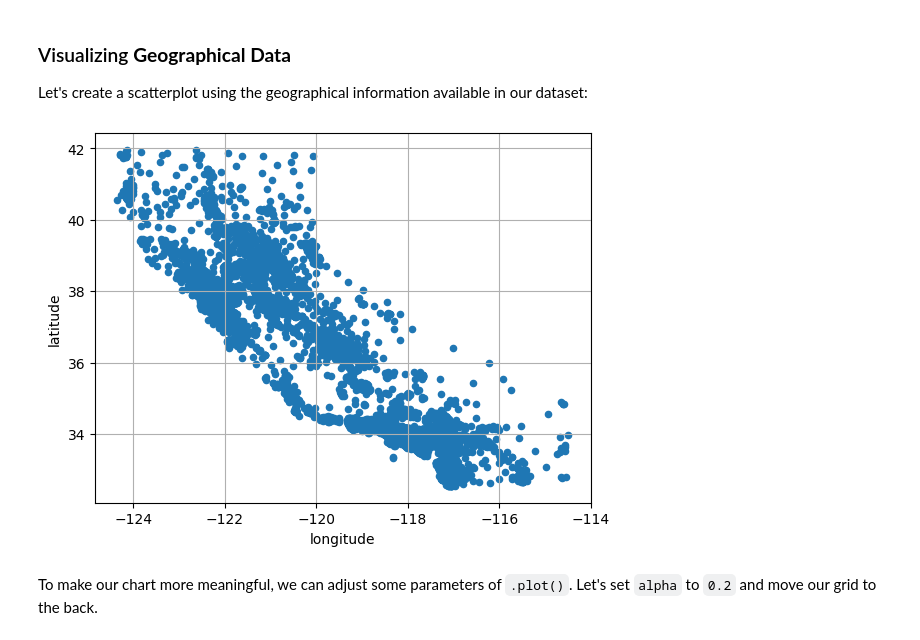
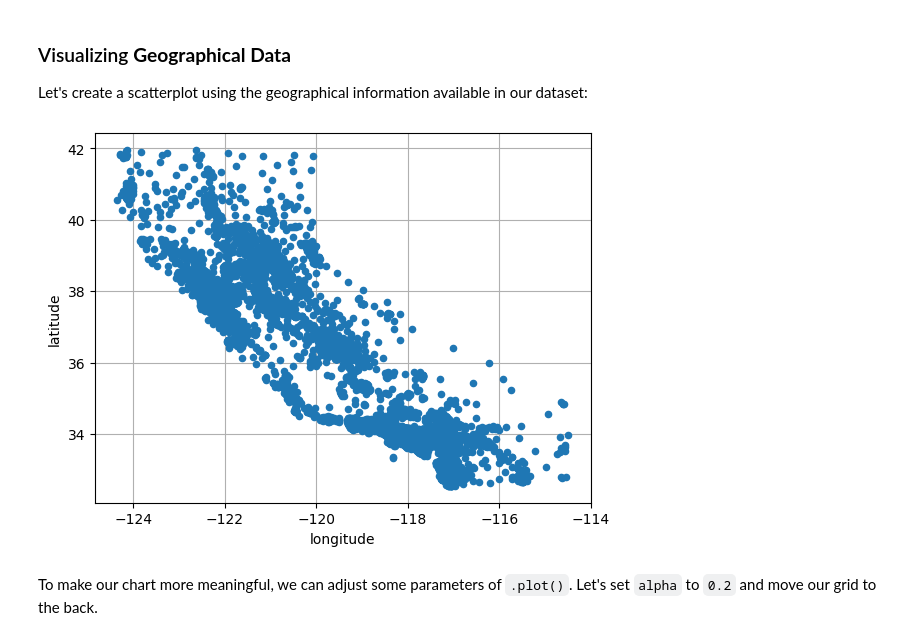
Before and after one commit to felipesebben/ML_hands_on_notes, a Jupyter notebook: projects/Ch02-end2end-CA_house_price_prediction/02_end_to_end_ML_project.ipynb, the cells around one changed output. Saved outputs shown, nothing was run; the diff lists cells and outputs as text; code cells hidden in the pictures.

```diff
--- a/projects/Ch02-end2end-CA_house_price_prediction/02_end_to_end_ML_project.ipynb
+++ b/projects/Ch02-end2end-CA_house_price_prediction/02_end_to_end_ML_project.ipynb
@@ -340,10 +340,11 @@ housing = strat_train_set.copy()
 <p>Let's create a scatterplot using the geographical information available in our dataset:</p>
 # %%
 housing.plot(kind="scatter", x="longitude", y="latitude", grid=True)
+plt.gca().set_axisbelow(True)
 
 plt.show()
 # %% [output]
-[figure, old version]
+[figure, new version]
 # %% [markdown]
 <p>To make our chart more meaningful, we can adjust some parameters of <code>.plot()</code>. Let's set <code>alpha</code> to <code>0.2</code> and move our grid to the back.</p>
 # %%
```
Also changed, not shown: parts of 11 cells of this notebook.
